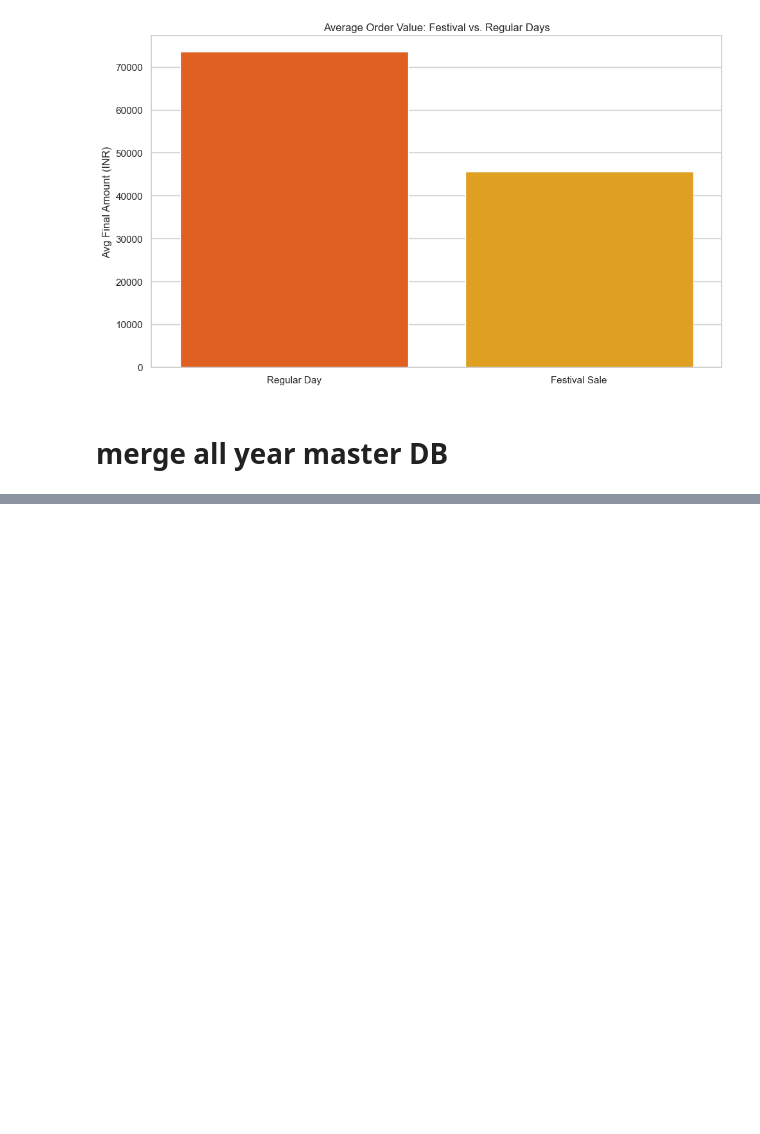
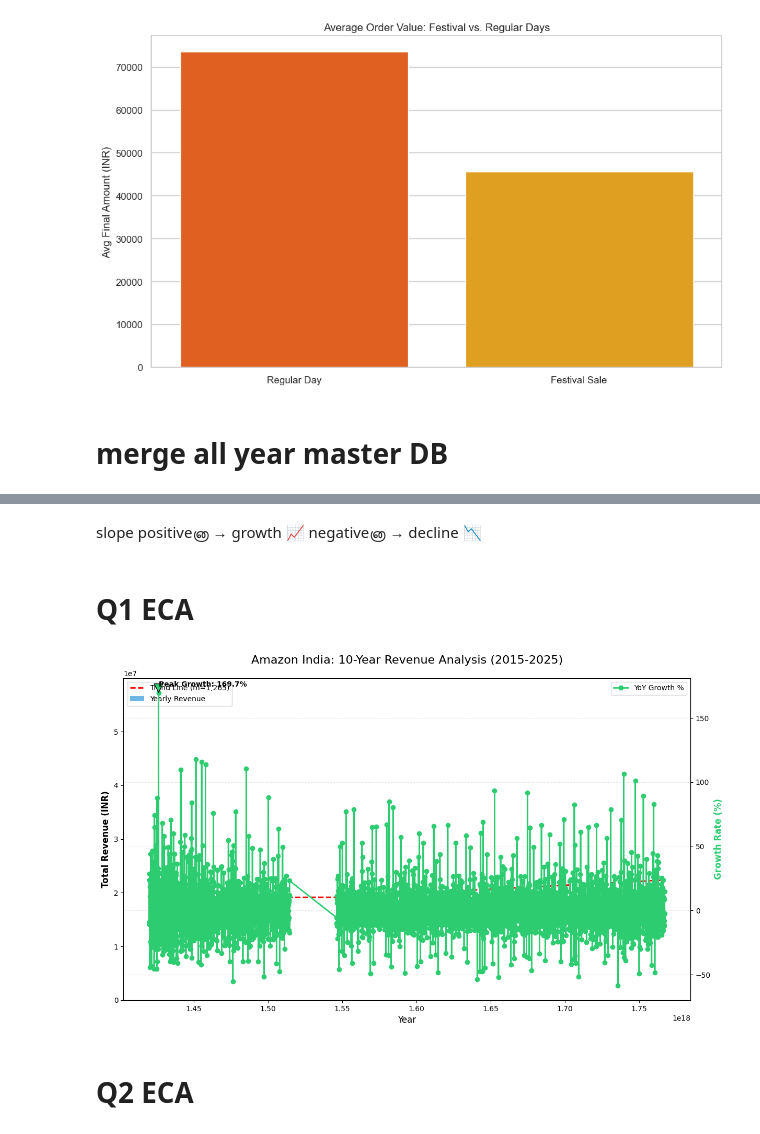
Before and after one commit to mrsdeepisunil-oss/guvi-cricbuzz, a Jupyter notebook: AMAZON -MINI PROJECT/Dataset-amazon/Amazon-mini.ipynb, the cells around one changed output, grey strips where cells are left out. Saved outputs shown, nothing was run; the diff lists cells and outputs as text; code cells hidden in the pictures; blank space fills up the shorter version.

```diff
--- a/AMAZON -MINI PROJECT/Dataset-amazon/Amazon-mini.ipynb
+++ b/AMAZON -MINI PROJECT/Dataset-amazon/Amazon-mini.ipynb
@@ -1641,0 +1800,44 @@ KeyError: 'Year'
+# %% [markdown]
+slope positiveனா → growth 📈
+negativeனா → decline 📉
+# %% [markdown]
+# Q1 ECA
+# %%
+import matplotlib.pyplot as plt
+
+fig, ax1 = plt.subplots(figsize=(14, 8))
+
+# Primary Axis: Revenue Bar Chart
+ax1.bar(revenue_trend['Year'], revenue_trend['Revenue'], color='#3498db', alpha=0.7, label='Yearly Revenue')
+# smooth trend line with slope annotation
+ax1.plot(revenue_trend['Year'], revenue_trend['Trend_Line'], color='red', linestyle='--', linewidth=2, label=f'Trend Line (m={m:,.0f})')
+# axis names and labels
+ax1.set_ylabel('Total Revenue (INR)', fontsize=12, fontweight='bold')
+ax1.set_xlabel('Year', fontsize=12)
+
+# Secondary Axis: Growth Rate Line
+ax2 = ax1.twinx()
+ax2.plot(revenue_trend['Year'], revenue_trend['Growth_Rate'], color='#2ecc71', marker='o', linewidth=2, label='YoY Growth %')
+ax2.set_ylabel('Growth Rate (%)', color='#2ecc71', fontsize=12, fontweight='bold')
+
+# Annotations for Key Growth Periods
+# 1. Highlight the start of the analysis
+ax1.annotate('2015 Baseline', xy=(2015, revenue_trend.iloc[0]['Revenue']), xytext=(2016, revenue_trend.iloc[0]['Revenue']*1.5),
+             arrowprops=dict(facecolor='black', shrink=0.05))
+
+# 2. Highlight the peak growth year automatically
+max_growth_row = revenue_trend.loc[revenue_trend['Growth_Rate'].idxmax()]
+ax2.annotate(f"Peak Growth: {max_growth_row['Growth_Rate']:.1f}%",
+             xy=(max_growth_row['Year'], max_growth_row['Growth_Rate']),
+             xytext=(max_growth_row['Year']-1, max_growth_row['Growth_Rate']+5),
+             arrowprops=dict(facecolor='#2ecc71', shrink=0.05), fontweight='bold')
+
+plt.title('Amazon India: 10-Year Revenue Analysis (2015-2025)', fontsize=16, pad=20)
+ax1.legend(loc='upper left')
+ax2.legend(loc='upper right')
+plt.grid(axis='y', linestyle=':', alpha=0.5)
+plt.show()
+# %% [output]
+[figure, added]
+# %% [markdown]
+# Q2 ECA
```
Also changed, not shown: parts of 51 cells of this notebook, 1 other file.
